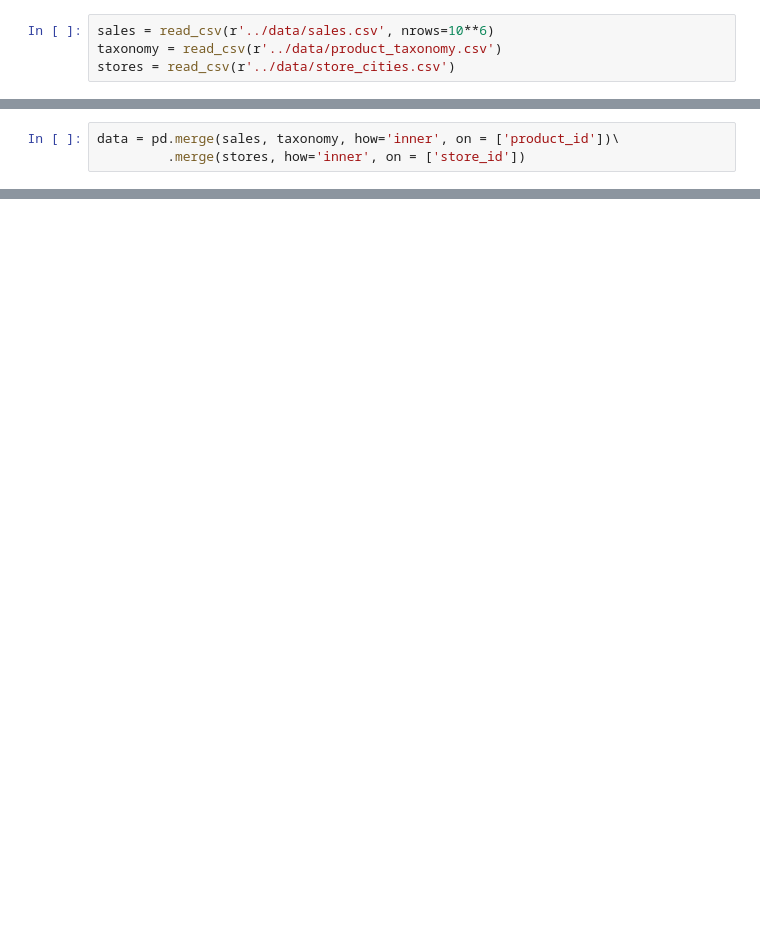
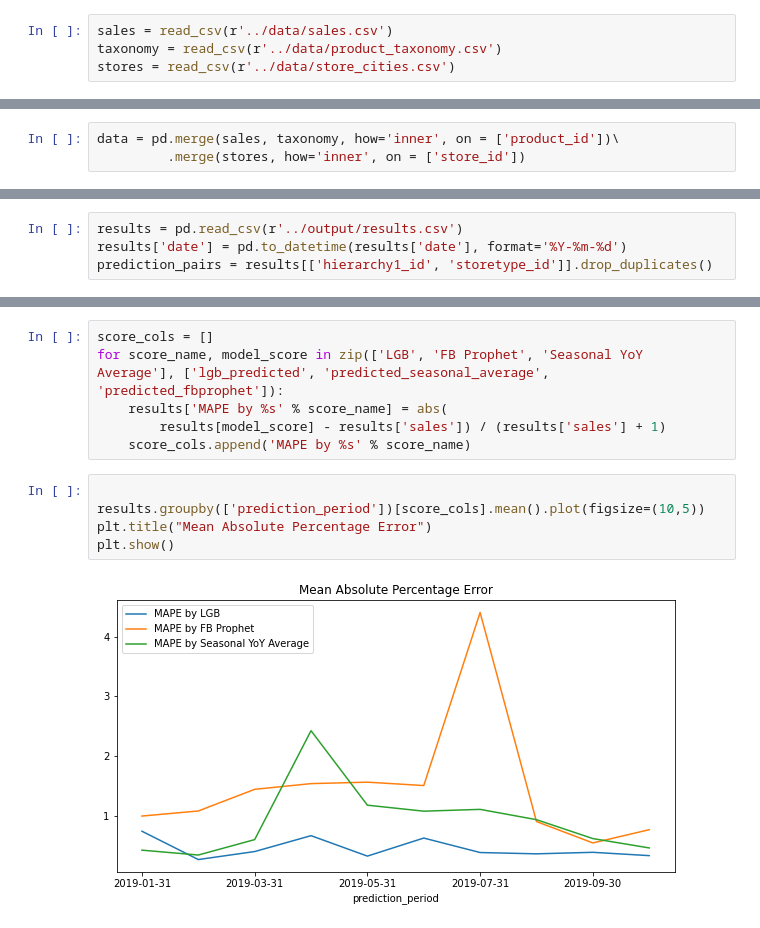
Before and after one commit to paveltr/time-series-frcst, a Jupyter notebook: src/ML Evaluation.ipynb, the cells around one changed output, grey strips where cells are left out. Cells and saved outputs as stored; diff of their text form; blank space fills up the shorter version.

```diff
--- a/src/ML Evaluation.ipynb
+++ b/src/ML Evaluation.ipynb
@@ -25,5 +10,5 @@ Namespaces are one honking great idea -- let's do more of those!
 # %%
-sales = read_csv(r'../data/sales.csv', nrows=10**6)
+sales = read_csv(r'../data/sales.csv')
 taxonomy = read_csv(r'../data/product_taxonomy.csv')
 stores = read_csv(r'../data/store_cities.csv')
 # %% [output]
@@ -74,0 +89,4 @@ KeyError: 'week'
+# %%
+results = pd.read_csv(r'../output/results.csv')
+results['date'] = pd.to_datetime(results['date'], format='%Y-%m-%d')
+prediction_pairs = results[['hierarchy1_id', 'storetype_id']].drop_duplicates()
@@ -74,0 +102,13 @@ KeyError: 'week'
+# %%
+score_cols = []
+for score_name, model_score in zip(['LGB', 'FB Prophet', 'Seasonal YoY Average'], ['lgb_predicted', 'predicted_seasonal_average', 'predicted_fbprophet']):
+    results['MAPE by %s' % score_name] = abs(
+        results[model_score] - results['sales']) / (results['sales'] + 1)
+    score_cols.append('MAPE by %s' % score_name)
+# %%
+
+results.groupby(['prediction_period'])[score_cols].mean().plot(figsize=(10,5))
+plt.title("Mean Absolute Percentage Error")
+plt.show()
+# %% [output]
+[figure, added]
```
Also changed, not shown: parts of 18 cells of this notebook, 11 other files.
